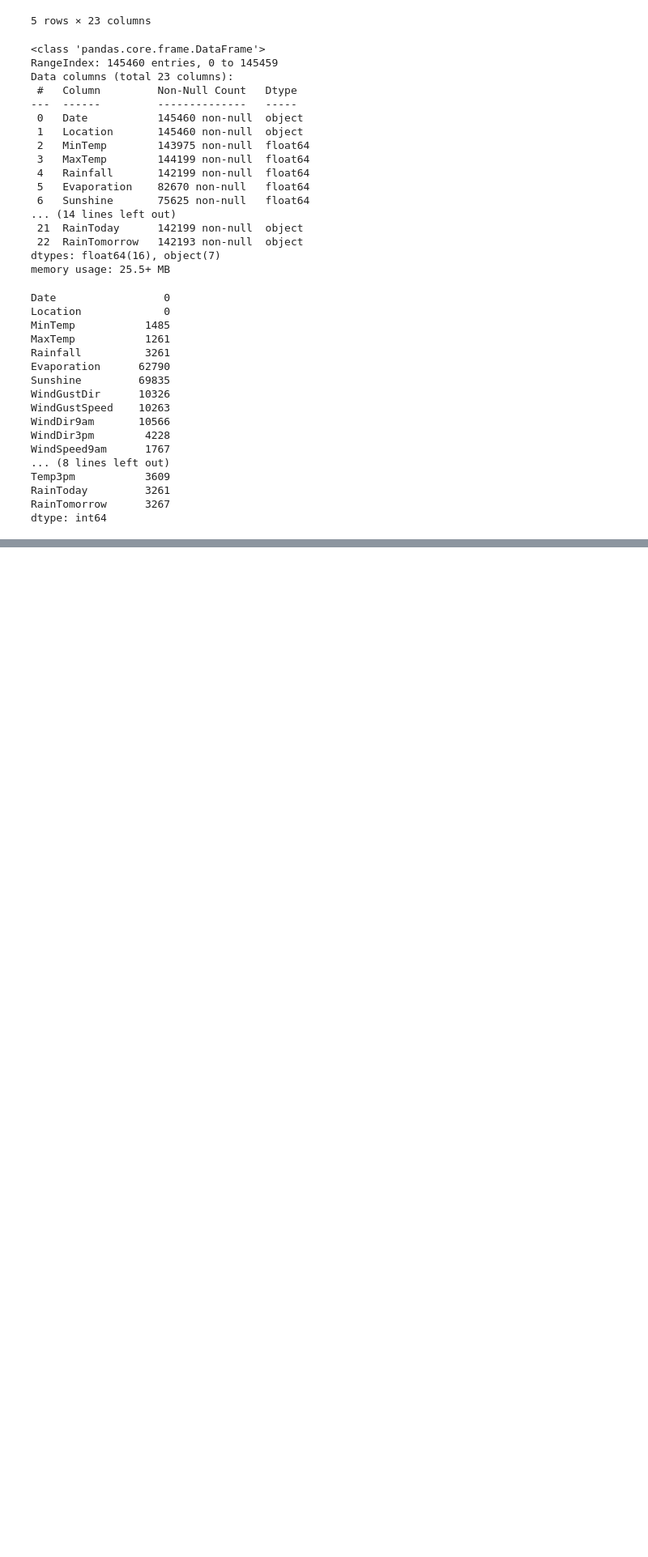
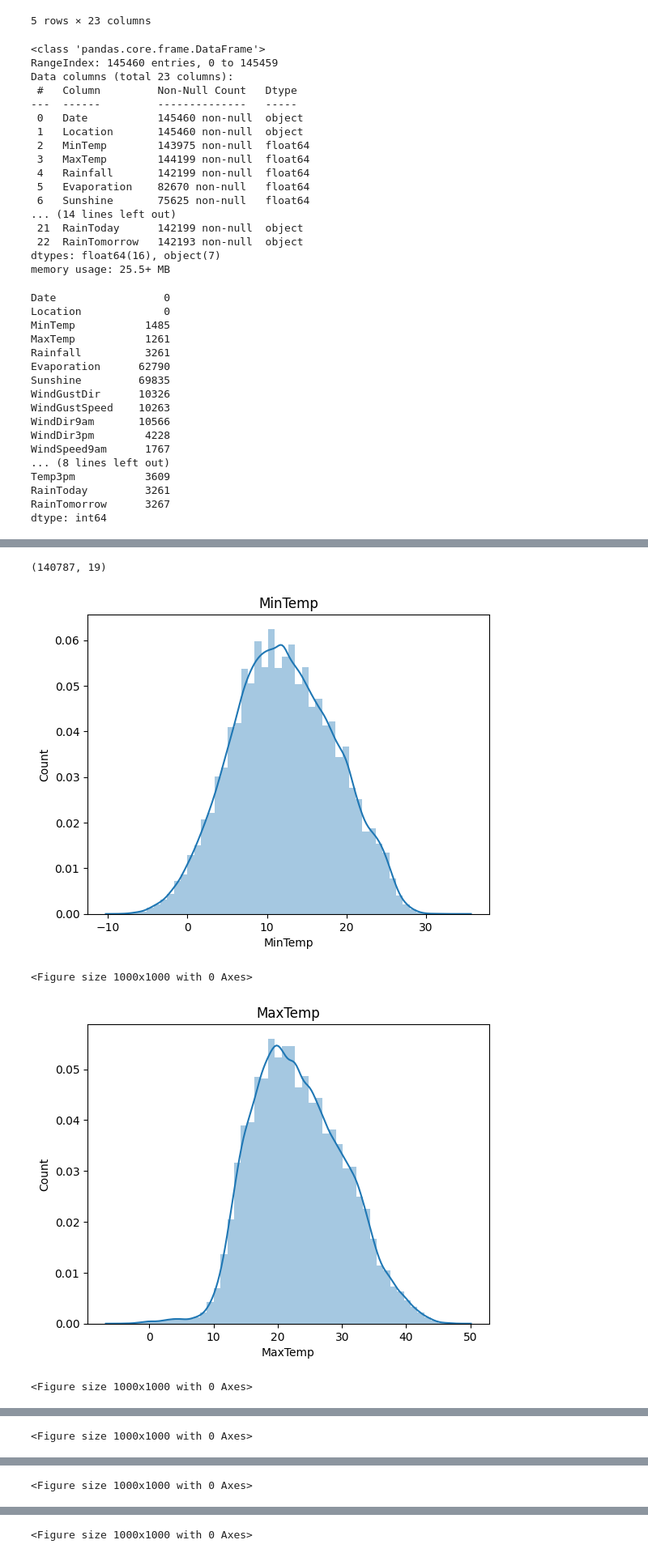
Before and after one commit to AmanSinghal07/PraxisProjects, a Jupyter notebook: Rainfall_Prediction.ipynb, the cells around one changed output, grey strips where cells are left out. Shown at 81% size. Cells and saved outputs as stored; diff of their text form; code cells hidden in the pictures; blank space fills up the shorter version.

```diff
--- a/Rainfall_Prediction.ipynb
+++ b/Rainfall_Prediction.ipynb
@@ -70,0 +168,9 @@ dtype: int64
+# %%
+numerical_feature = [feature for feature in df2.columns if df2[feature].dtypes != 'O']
+discrete_feature=[feature for feature in numerical_feature if len(df2[feature].unique())<25]
+continuous_feature = [feature for feature in numerical_feature if feature not in discrete_feature]
+categorical_feature = [feature for feature in df2.columns if feature not in numerical_feature]
+print("Numerical Features Count {}".format(len(numerical_feature)))
+print("Discrete feature Count {}".format(len(discrete_feature)))
+print("Continuous feature Count {}".format(len(continuous_feature)))
+print("Categorical feature Count {}".format(len(categorical_feature)))
@@ -70,0 +182,4 @@ dtype: int64
+# %%
+for feature in continuous_feature:
+    if(df2[feature].isnull().sum()*100/len(df2))>0:
+        df2[feature] = df2[feature].fillna(df2[feature].median())
@@ -70,0 +209,4 @@ dtype: int64
+# %%
+df2["WindGustDir"] = df2["WindGustDir"].fillna(df2["WindGustDir"].value_counts().index[0])
+df2["WindDir9am"] = df2["WindDir9am"].fillna(df2["WindDir9am"].value_counts().index[0])
+df2["WindDir3pm"] = df2["WindDir3pm"].fillna(df2["WindDir3pm"].value_counts().index[0])
@@ -70,0 +236,2 @@ dtype: int64
+# %%
+df2.dropna(inplace=True)
@@ -70,0 +261,4 @@ dtype: int64
+# %%
+df2.shape
+# %% [output]
+(140787, 19)
@@ -70,0 +267,14 @@ dtype: int64
+# %%
+for feature in continuous_feature:
+    data=df2.copy()
+    sns.distplot(df2[feature])
+    plt.xlabel(feature)
+    plt.ylabel("Count")
+    plt.title(feature)
+    plt.figure(figsize=(10,10))
+    plt.show()
+# %% [output]
+[figure, added]
+<Figure size 1000x1000 with 0 Axes>
+[figure, added]
+<Figure size 1000x1000 with 0 Axes>
@@ -70,0 +282 @@ dtype: int64
+<Figure size 1000x1000 with 0 Axes>
@@ -70,0 +284 @@ dtype: int64
+<Figure size 1000x1000 with 0 Axes>
@@ -70,0 +286 @@ dtype: int64
+<Figure size 1000x1000 with 0 Axes>
```
Also changed, not shown: parts of 51 cells of this notebook.
